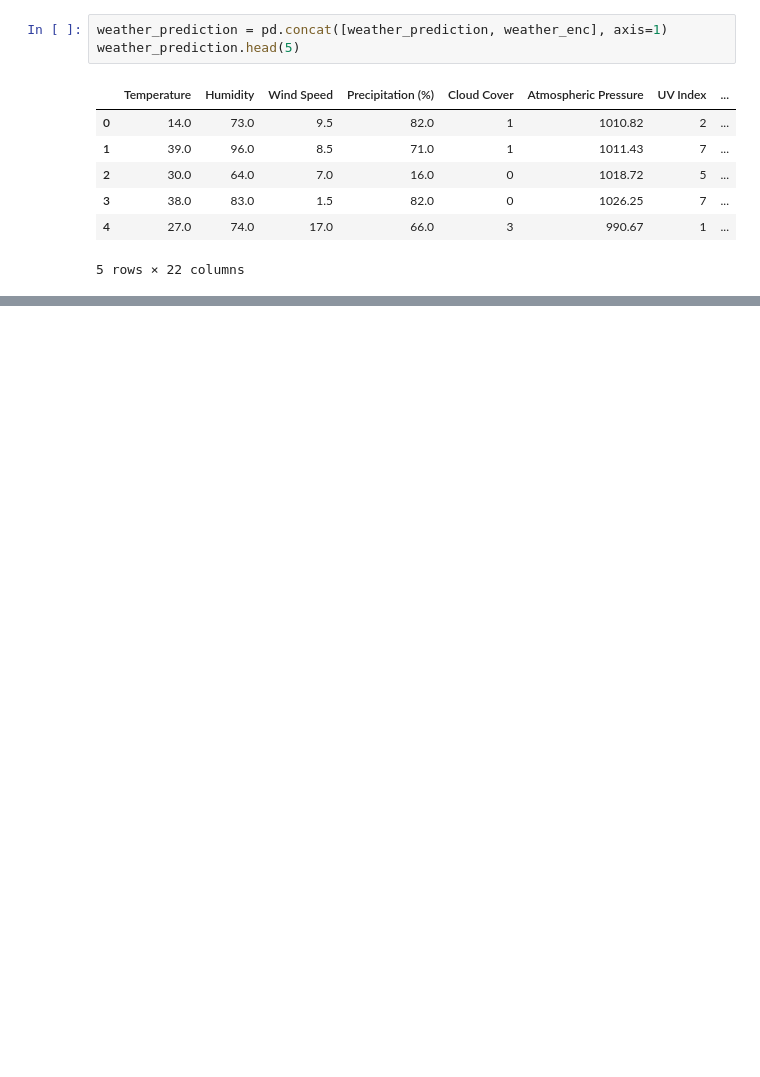
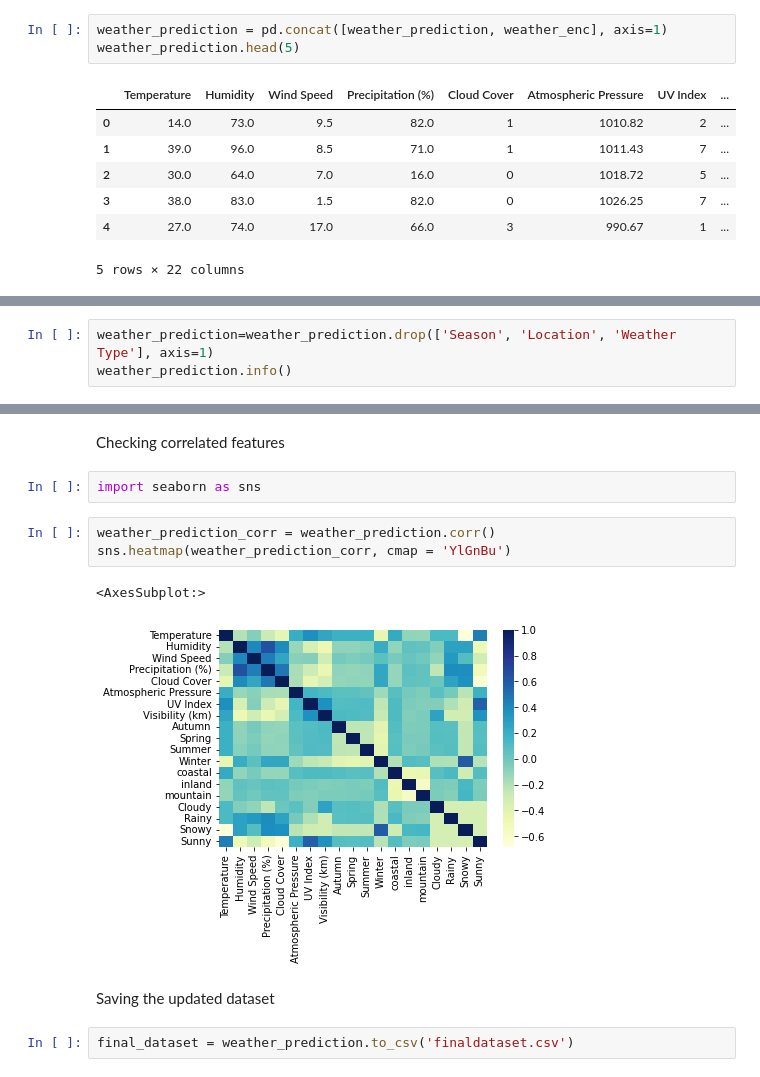
Before and after one commit to salim-miah/Weather-Prediction, a Jupyter notebook: datapreprocessing.ipynb, the cells around one changed output, grey strips where cells are left out. Saved outputs shown, nothing was run; the diff lists cells and outputs as text; blank space fills up the shorter version.

Commit message:
Removing the catagorical valued columns and saving the updated dataset

```diff
--- a/datapreprocessing.ipynb
+++ b/datapreprocessing.ipynb
@@ -243,0 +264,3 @@ weather_prediction.head(5)
+# %%
+weather_prediction=weather_prediction.drop(['Season', 'Location', 'Weather Type'], axis=1)
+weather_prediction.info()
@@ -243,0 +285,14 @@ weather_prediction.head(5)
+# %% [markdown]
+Checking correlated features
+# %%
+import seaborn as sns
+# %%
+weather_prediction_corr = weather_prediction.corr()
+sns.heatmap(weather_prediction_corr, cmap = 'YlGnBu')
+# %% [output]
+<AxesSubplot:>
+[figure, added]
+# %% [markdown]
+Saving the updated dataset
+# %%
+final_dataset = weather_prediction.to_csv('finaldataset.csv')
```
Also changed, not shown: parts of 6 cells of this notebook.
